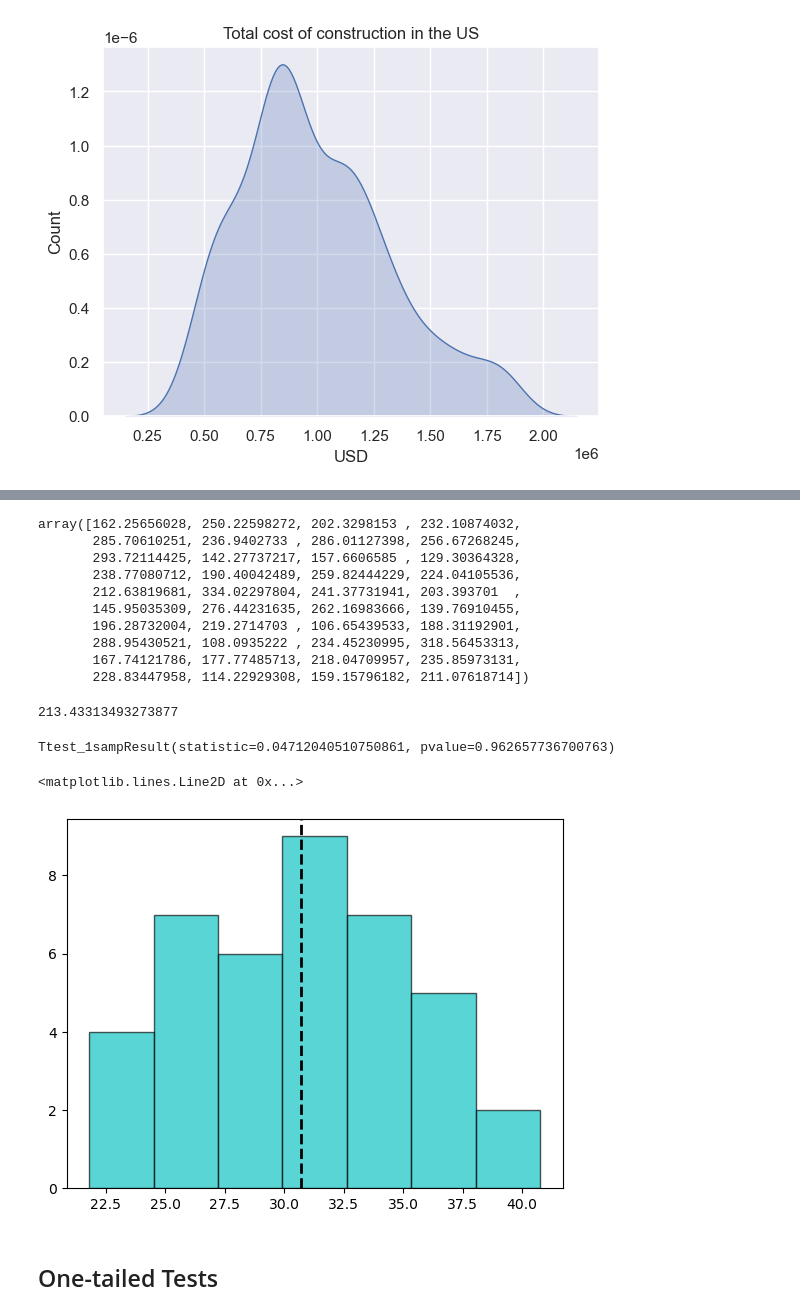
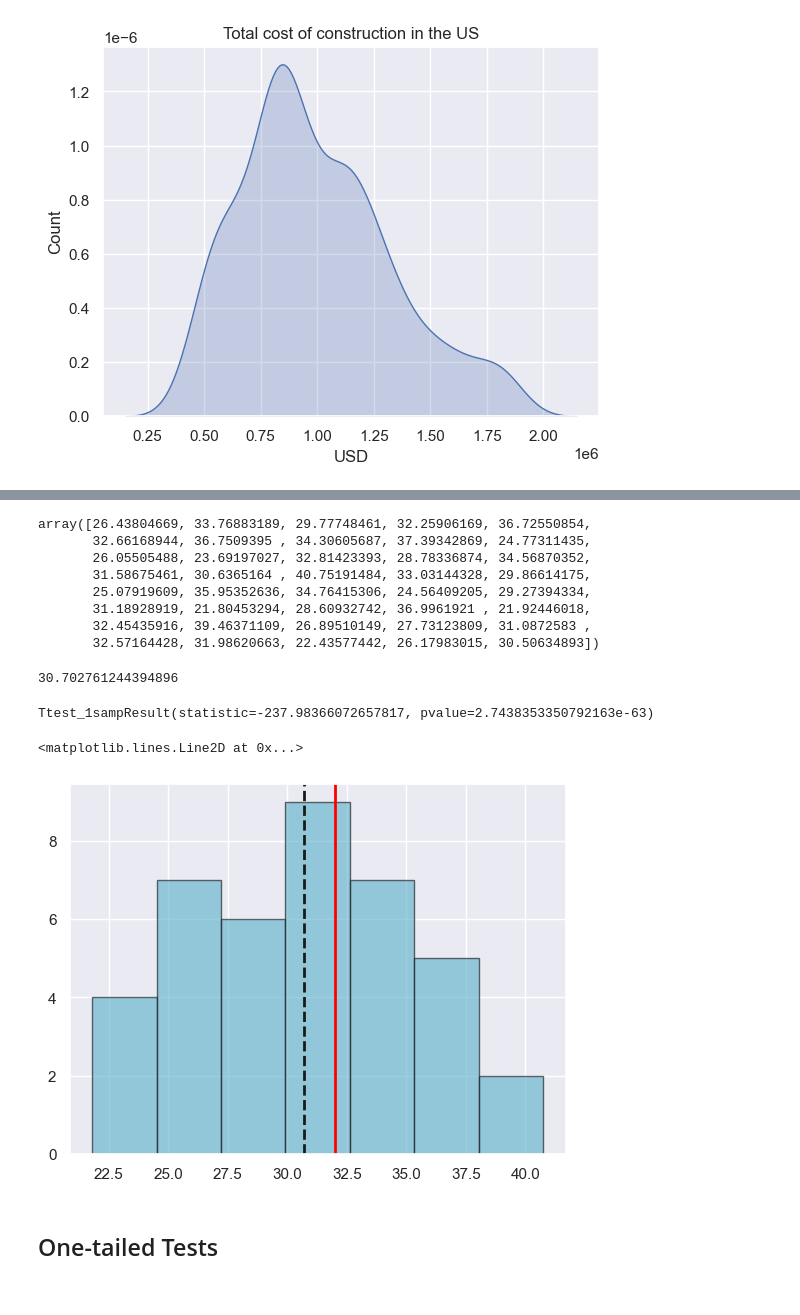
Before and after one commit to jlac23/CCT_MSC_DA_CA2_2020092, a Jupyter notebook: MSC_DA_CA2_2020092.ipynb, the cells around one changed output, grey strips where cells are left out. Cells and saved outputs as stored; diff of their text form; code cells hidden in the pictures.

```diff
--- a/MSC_DA_CA2_2020092.ipynb
+++ b/MSC_DA_CA2_2020092.ipynb
@@ -617,39 +685,38 @@ SyntaxError: invalid syntax (143919779.py, line 6)
 # Generate an array of 40 values that follow a N(30, 5) distribution
 from numpy import random
 random.seed(13)
-out = random.normal(loc=205, scale=60, size=40)
+out = random.normal(loc=30, scale=5, size=40)
 out
 # %% [output]
-array([162.25656028, 250.22598272, 202.3298153 , 232.10874032,
-       285.70610251, 236.9402733 , 286.01127398, 256.67268245,
-       293.72114425, 142.27737217, 157.6606585 , 129.30364328,
-       238.77080712, 190.40042489, 259.82444229, 224.04105536,
-       212.63819681, 334.02297804, 241.37731941, 203.393701  ,
-       145.95035309, 276.44231635, 262.16983666, 139.76910455,
-       196.28732004, 219.2714703 , 106.65439533, 188.31192901,
-       288.95430521, 108.0935222 , 234.45230995, 318.56453313,
-       167.74121786, 177.77485713, 218.04709957, 235.85973131,
-       228.83447958, 114.22929308, 159.15796182, 211.07618714])
+array([26.43804669, 33.76883189, 29.77748461, 32.25906169, 36.72550854,
+       32.66168944, 36.7509395 , 34.30605687, 37.39342869, 24.77311435,
+       26.05505488, 23.69197027, 32.81423393, 28.78336874, 34.56870352,
+       31.58675461, 30.6365164 , 40.75191484, 33.03144328, 29.86614175,
+       25.07919609, 35.95352636, 34.76415306, 24.56409205, 29.27394334,
+       31.18928919, 21.80453294, 28.60932742, 36.9961921 , 21.92446018,
+       32.45435916, 39.46371109, 26.89510149, 27.73123809, 31.0872583 ,
+       32.57164428, 31.98620663, 22.43577442, 26.17983015, 30.50634893])
 # %%
 out.mean()
 # %% [output]
-213.43313493273877
+30.702761244394896
 # %%
 from scipy import stats
 
 # Run the test:
 stats.ttest_1samp(out, popmean=213)
 # %% [output]
-Ttest_1sampResult(statistic=0.04712040510750861, pvalue=0.962657736700763)
+Ttest_1sampResult(statistic=-237.98366072657817, pvalue=2.7438353350792163e-63)
 # %%
 # Producing a plot of the data:
 import matplotlib.pyplot as plt
 result = plt.hist(out, bins=7, color='c', edgecolor='k', alpha=0.65)
 plt.axvline(out.mean(), color='k', linestyle='dashed', linewidth=2) # Sample mean
-#plt.axvline(mu, color='red', linestyle='solid', linewidth=2) # Hypothesised mu
+mu=32
+plt.axvline(mu, color='red', linestyle='solid', linewidth=2) # Hypothesised mu
 # %% [output]
 <matplotlib.lines.Line2D at 0x...>
-[figure, old version]
+[figure, new version]
 # %% [markdown]
 ## One-tailed Tests
 # %%
```
Also changed, not shown: parts of 77 cells of this notebook, 8 other files.
